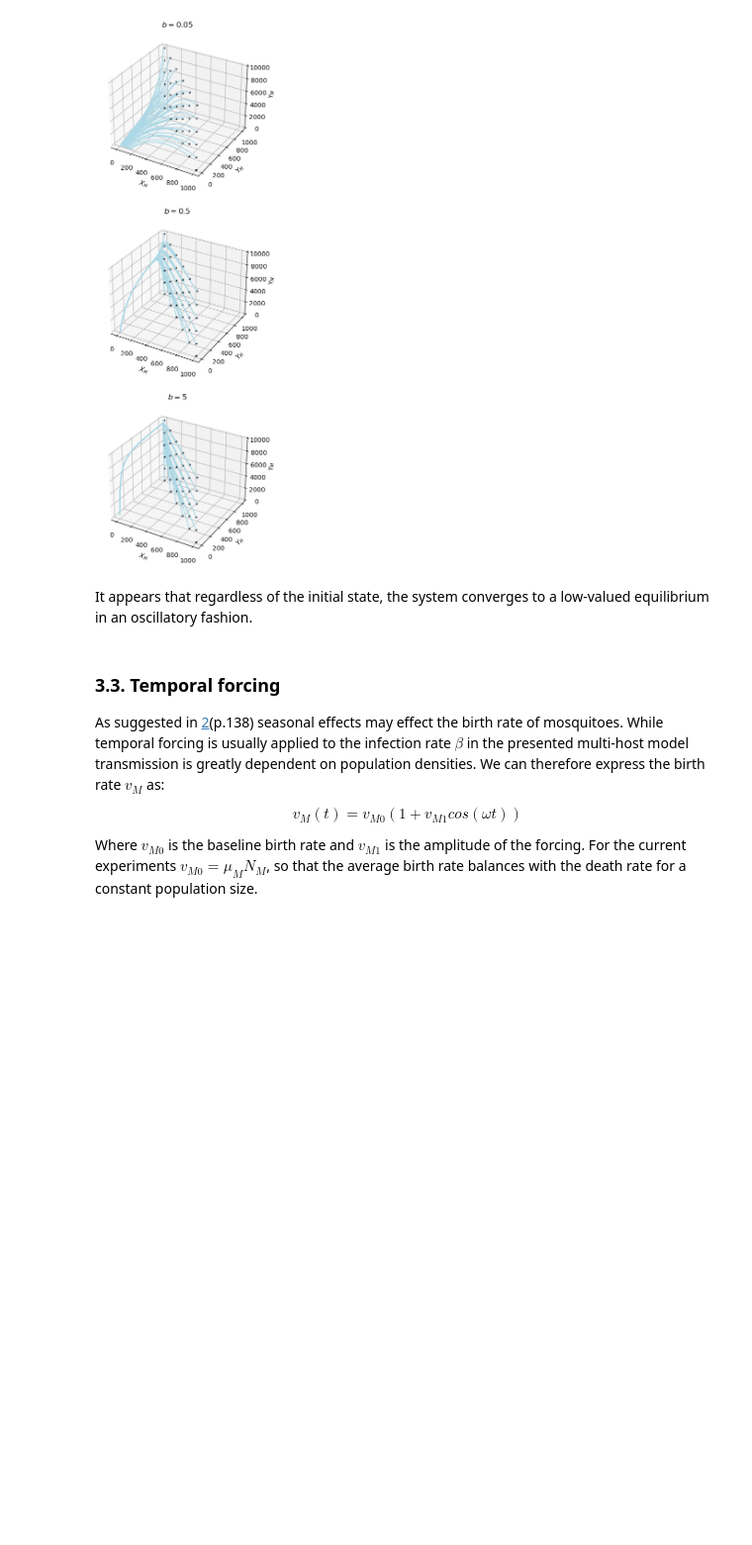
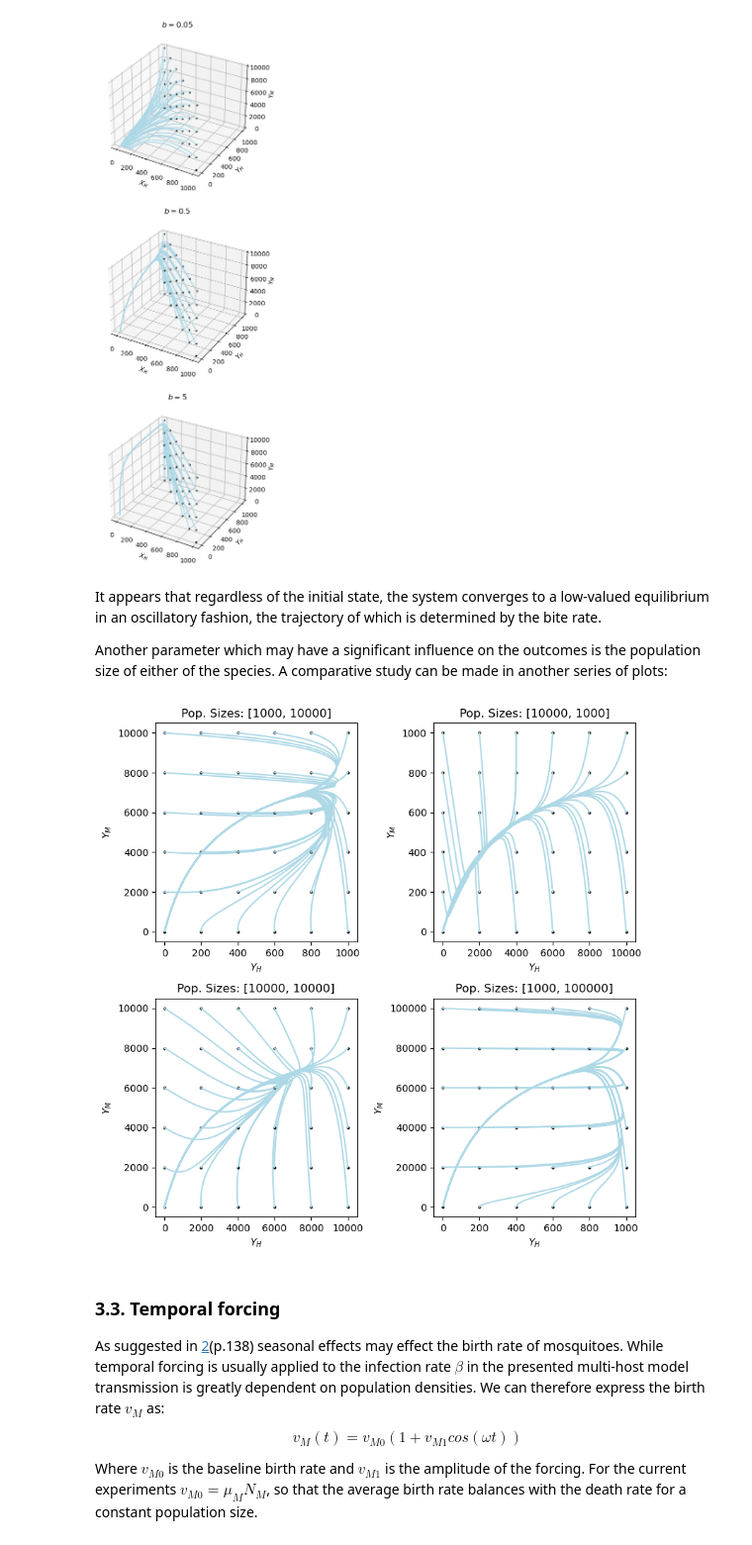
Before and after one commit to mboyan/intro-to-computational-science, a Jupyter notebook: Assignments/Assignment 1/Assignment 1 - SIR model (ODE) - Boyan Mihaylov.ipynb, the cells around one changed output. Shown at 99% size. Cells and saved outputs as stored; diff of their text form; code cells hidden in the pictures; blank space fills up the shorter version.

```diff
--- a/Assignments/Assignment 1/Assignment 1 - SIR model (ODE) - Boyan Mihaylov.ipynb
+++ b/Assignments/Assignment 1/Assignment 1 - SIR model (ODE) - Boyan Mihaylov.ipynb
@@ -1403,7 +1402,72 @@ plt.show()
 # %% [output]
 [figure]
 # %% [markdown]
-It appears that regardless of the initial state, the system converges to a low-valued equilibrium in an oscillatory fashion.
+It appears that regardless of the initial state, the system converges to a low-valued equilibrium in an oscillatory fashion, the trajectory of which is determined by the bite rate.
+
+Another parameter which may have a significant influence on the outcomes is the population size of either of the species. A comparative study can be made in another series of plots:
+# %%
+# Grid of starting points
+grid_shape = [5,5]
+
+# Infection probabilities
+t_probs = [0.5, 0.8]
+
+# Population sizes
+pop_sizes_list = [[1000, 10000],[10000, 1000],[10000, 10000],[1000, 100000]]
+
+# Life expectancies
+lifespans = [16107.525, 7]
+
+# Birth rates
+birthrates = [8.25*10e-5, 0.13]
+
+# Recovery rates
+rec_rates = [0.033, 0]
+
+# Constant population toggles
+const_Ns = [True, True]
+
+# Bite rate
+b = 0.5
+
+# Iteration step
+step = 10e-2
+
+# Time in days
+max_time = 900
+
+fig, axs = plt.subplots(2,2)
+
+for n in range(len(pop_sizes_list)):
+    for x in range(grid_shape[0]+1):
+        for y in range(grid_shape[1]+1):
+
+            # Determine starting conditions:
+            Y_starts = [x*pop_sizes_list[n][0]/grid_shape[0],y*pop_sizes_list[n][1]/grid_shape[1]]
+
+            # Initialize infection model
+            XYZ_mh = InfectionModelMultiHost(t_probs, [pop_sizes_list[n][0],pop_sizes_list[n][1]], Y_starts, lifespans, birthrates, rec_rates, const_Ns, b)
+
+            # Mark positions of starting points
+            axs[math.floor(n*0.5)][n%2].plot(Y_starts[0],Y_starts[1],**{'marker':'o', 'markerfacecolor':'k', 'markeredgecolor':'k', 'markersize':2})
+
+            # Track development of infection over time
+            Xh_log, Yh_log, Zh_log, Xm_log, Ym_log, Zm_log, time_log = XYZ_mh.iterate(step, max_time)
+
+            # Plot infection values
+            axs[math.floor(n*0.5)][n%2].plot(Yh_log, Ym_log, color='lightblue')
+
+    axs[math.floor(n*0.5)][n%2].set_title(f"Pop. Sizes: {pop_sizes_list[n]}")
+    axs[math.floor(n*0.5)][n%2].set_xlabel('$Y_H$')
+    axs[math.floor(n*0.5)][n%2].set_ylabel('$Y_M$')
+    #axs[math.floor(n*0.5)][n%2].set_xscale('log')
+    #axs[math.floor(n*0.5)][n%2].set_yscale('log')
+#plt.title('Phase plot of $Y_H$ and $Y_M$')
+fig.set_size_inches(8,8)
+plt.tight_layout()
+plt.show()
+# %% [output]
+[figure, added]
 # %% [markdown]
 ### 3.3. Temporal forcing
 
```
Also changed, not shown: parts of 5 cells of this notebook, 21 other files.
